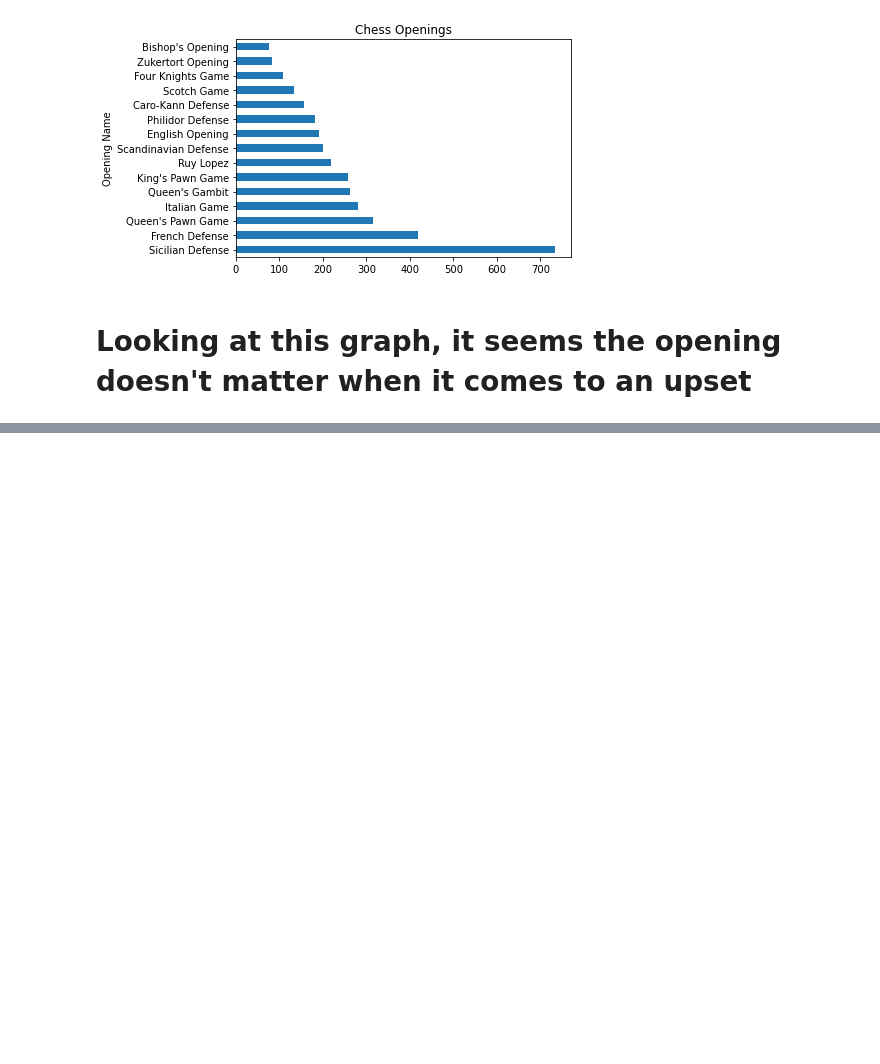
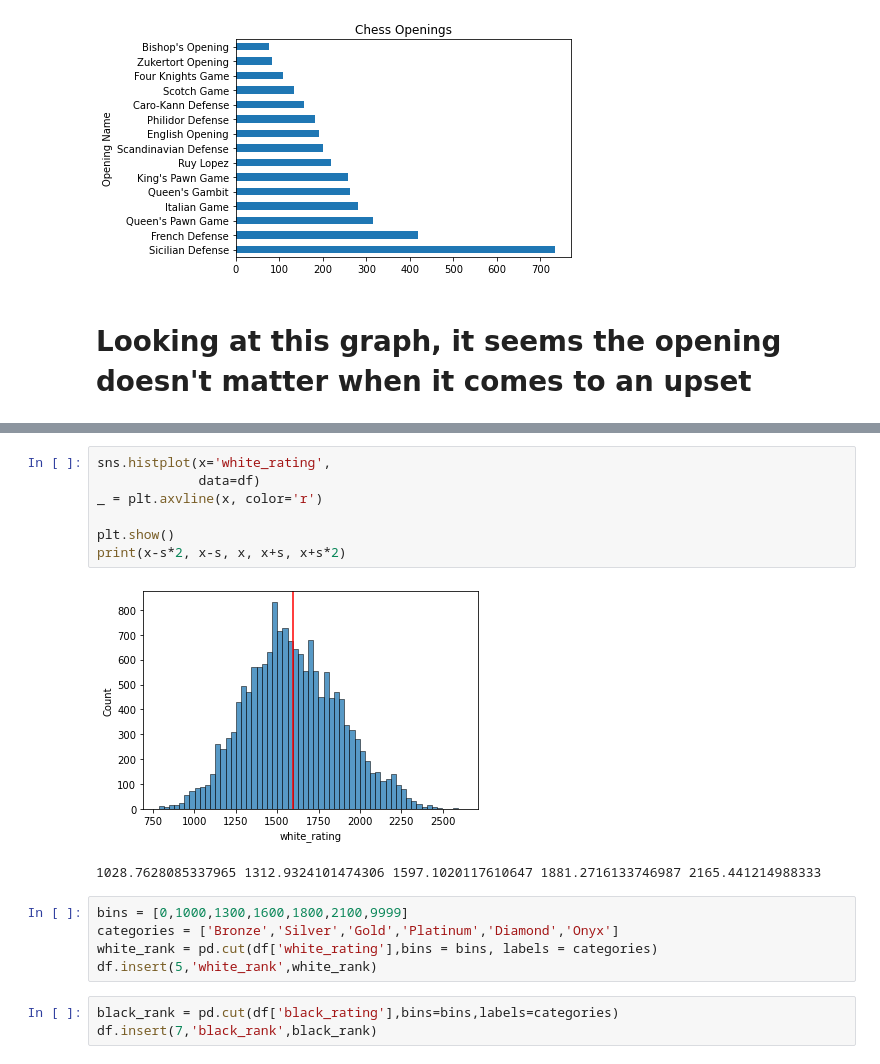
Before and after one commit to Seismic-Striker/Springboard_and_Datacamp, a Jupyter notebook: Chess_stuff/Chess dataset exploration.ipynb, the cells around one changed output, grey strips where cells are left out. Saved outputs shown, nothing was run; the diff lists cells and outputs as text; blank space fills up the shorter version.

```diff
--- a/Chess_stuff/Chess dataset exploration.ipynb
+++ b/Chess_stuff/Chess dataset exploration.ipynb
@@ -141,0 +180,18 @@ Text(0, 0.5, 'Opening Name')
+# %%
+sns.histplot(x='white_rating',
+             data=df)
+_ = plt.axvline(x, color='r')
+
+plt.show()
+print(x-s*2, x-s, x, x+s, x+s*2)
+# %% [output]
+[figure, added]
+1028.7628085337965 1312.9324101474306 1597.1020117610647 1881.2716133746987 2165.441214988333
+# %%
+bins = [0,1000,1300,1600,1800,2100,9999]
+categories = ['Bronze','Silver','Gold','Platinum','Diamond','Onyx']
+white_rank = pd.cut(df['white_rating'],bins = bins, labels = categories)
+df.insert(5,'white_rank',white_rank)
+# %%
+black_rank = pd.cut(df['black_rating'],bins=bins,labels=categories)
+df.insert(7,'black_rank',black_rank)
```
Also changed, not shown: parts of 9 cells of this notebook, 1 other file.
